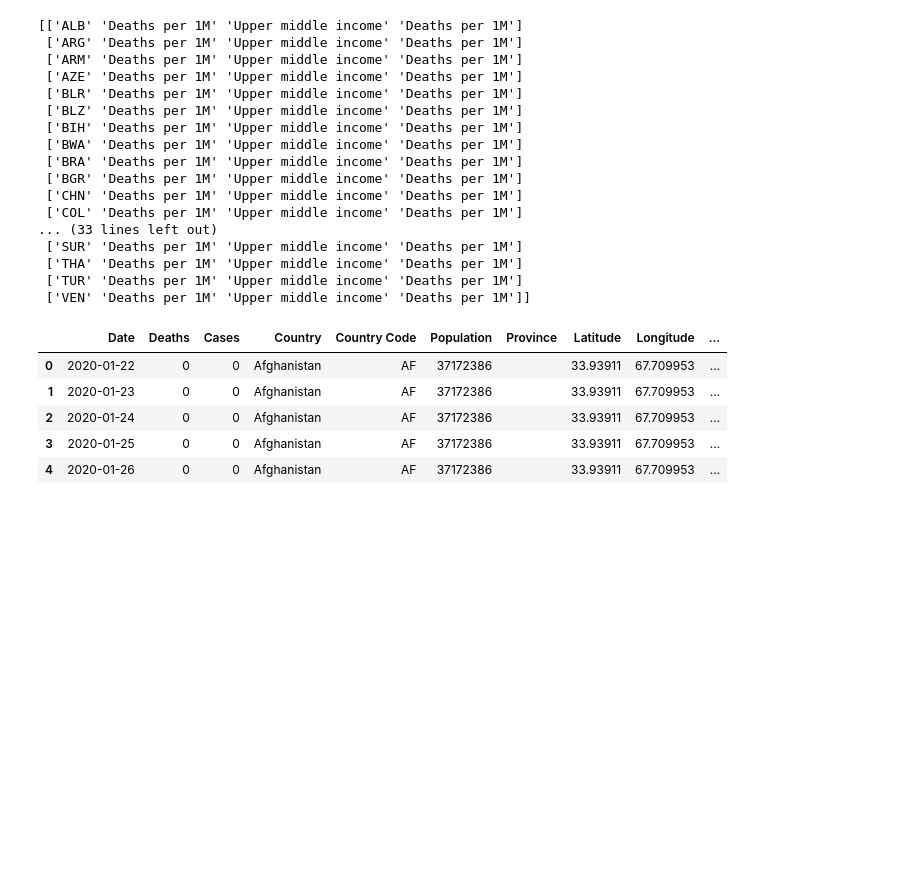
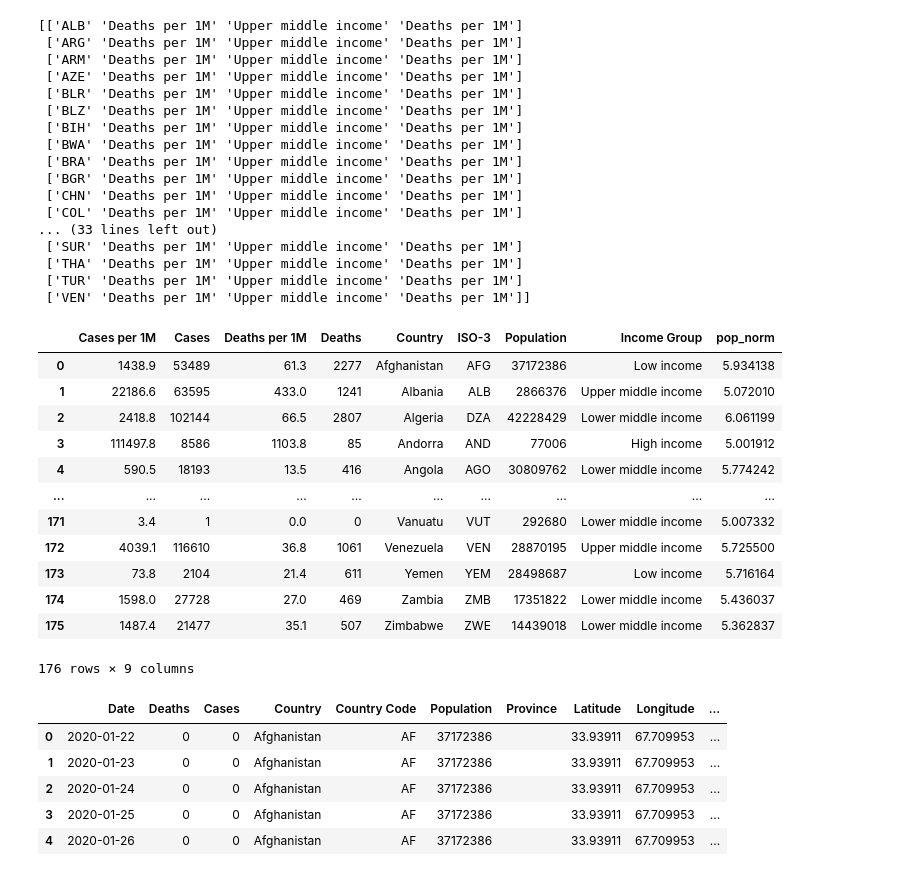
Before and after one commit to ericswetts/ems-covid19-dashboard, a Jupyter notebook: Feature_Sandbox.ipynb, the cells around one changed output. Cells and saved outputs as stored; diff of their text form; code cells hidden in the pictures; blank space fills up the shorter version.

```diff
--- a/Feature_Sandbox.ipynb
+++ b/Feature_Sandbox.ipynb
@@ -855,6 +832,22 @@ See the caveats in the documentation: https://pandas.pydata.org/pandas-docs/stab
 # %%
 url = 'https://jsonplaceholder.typicode.com/todos/1'
 url2 = 'https://coronavirus-tracker-api.herokuapp.com/v2/locations'
+
+df_box
+# %% [output]
+|  | Cases per 1M | Cases | Deaths per 1M | Deaths | Country | ISO-3 | Population | Income Group | pop_norm |
+| 0 | 1438.9 | 53489 | 61.3 | 2277 | Afghanistan | AFG | 37172386 | Low income | 5.934138 |
+| 1 | 22186.6 | 63595 | 433.0 | 1241 | Albania | ALB | 2866376 | Upper middle income | 5.072010 |
+| 2 | 2418.8 | 102144 | 66.5 | 2807 | Algeria | DZA | 42228429 | Lower middle income | 6.061199 |
+| 3 | 111497.8 | 8586 | 1103.8 | 85 | Andorra | AND | 77006 | High income | 5.001912 |
+| 4 | 590.5 | 18193 | 13.5 | 416 | Angola | AGO | 30809762 | Lower middle income | 5.774242 |
+| ... | ... | ... | ... | ... | ... | ... | ... | ... | ... |
+| 171 | 3.4 | 1 | 0.0 | 0 | Vanuatu | VUT | 292680 | Lower middle income | 5.007332 |
+| 172 | 4039.1 | 116610 | 36.8 | 1061 | Venezuela | VEN | 28870195 | Upper middle income | 5.725500 |
+| 173 | 73.8 | 2104 | 21.4 | 611 | Yemen | YEM | 28498687 | Low income | 5.716164 |
+| 174 | 1598.0 | 27728 | 27.0 | 469 | Zambia | ZMB | 17351822 | Lower middle income | 5.436037 |
+| 175 | 1487.4 | 21477 | 35.1 | 507 | Zimbabwe | ZWE | 14439018 | Lower middle income | 5.362837 |
+176 rows × 9 columns
 # %%
 def get_from_api():
     try:
```
Also changed, not shown: parts of 6 cells of this notebook, 1 other file.
